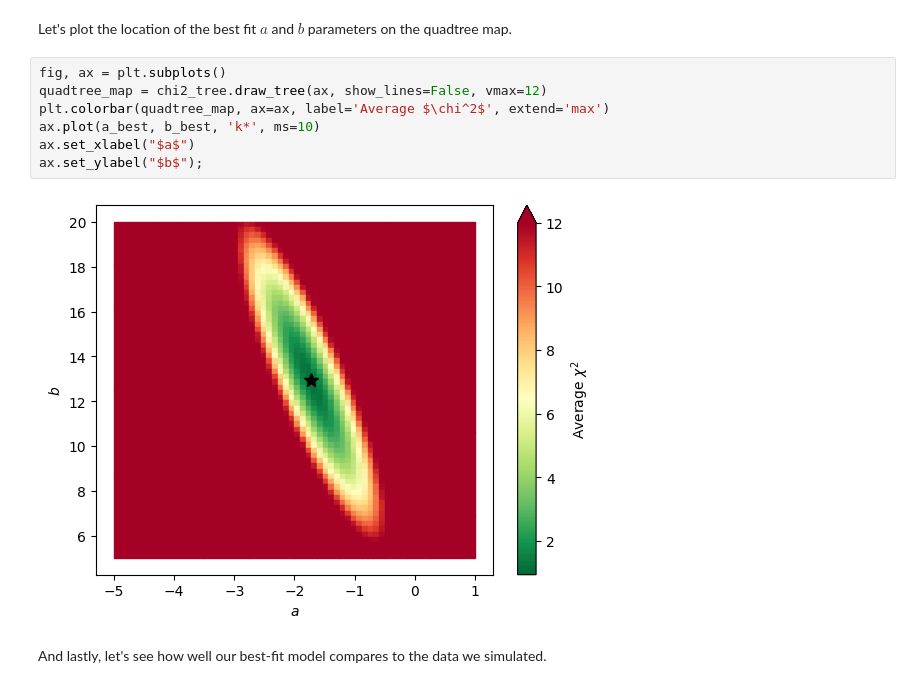
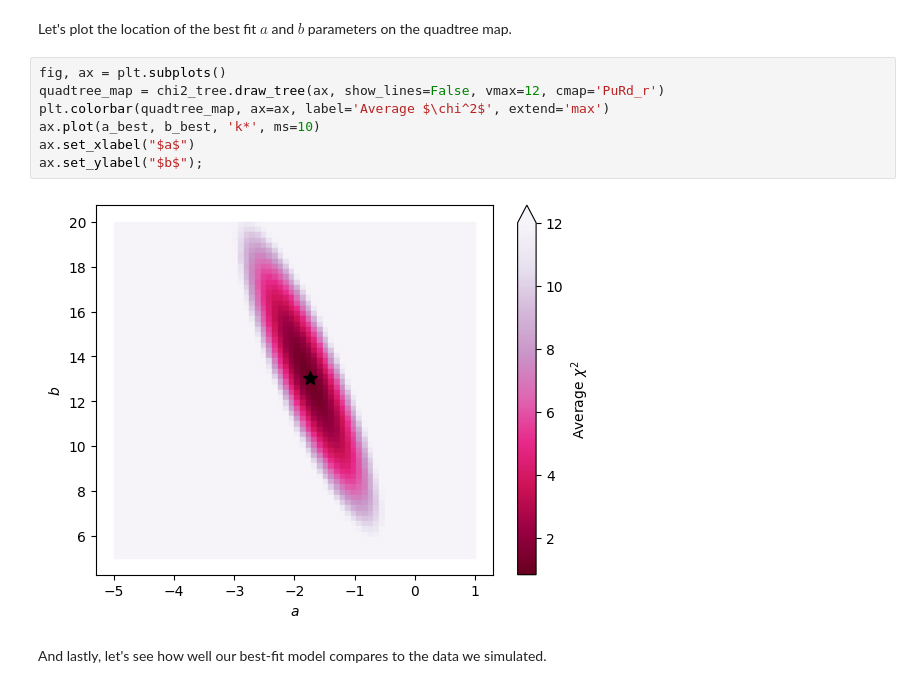
Before and after one commit to CalebHarada/astroQTpy, a Jupyter notebook: docs/tutorials/linear_chi2_tutorial.ipynb, the cells around one changed output. Drawn from its saved outputs; the diff is of its cells as text.

```diff
--- a/docs/tutorials/linear_chi2_tutorial.ipynb
+++ b/docs/tutorials/linear_chi2_tutorial.ipynb
@@ -153,13 +153,13 @@ QuadPoint(_x=-1.7263760412503126, _y=12.926878005460667, _value=1.13194663885493
 Let's plot the location of the best fit $a$ and $b$ parameters on the quadtree map.
 # %%
 fig, ax = plt.subplots()
-quadtree_map = chi2_tree.draw_tree(ax, show_lines=False, vmax=12)
+quadtree_map = chi2_tree.draw_tree(ax, show_lines=False, vmax=12, cmap='PuRd_r')
 plt.colorbar(quadtree_map, ax=ax, label='Average $\chi^2$', extend='max')
 ax.plot(a_best, b_best, 'k*', ms=10)
 ax.set_xlabel("$a$")
 ax.set_ylabel("$b$");
 # %% [output]
-[figure, old version]
+[figure, new version]
 # %% [markdown]
 And lastly, let's see how well our best-fit model compares to the data we simulated.
 # %%
```
Also changed, not shown: parts of 5 cells of this notebook, 11 other files.
